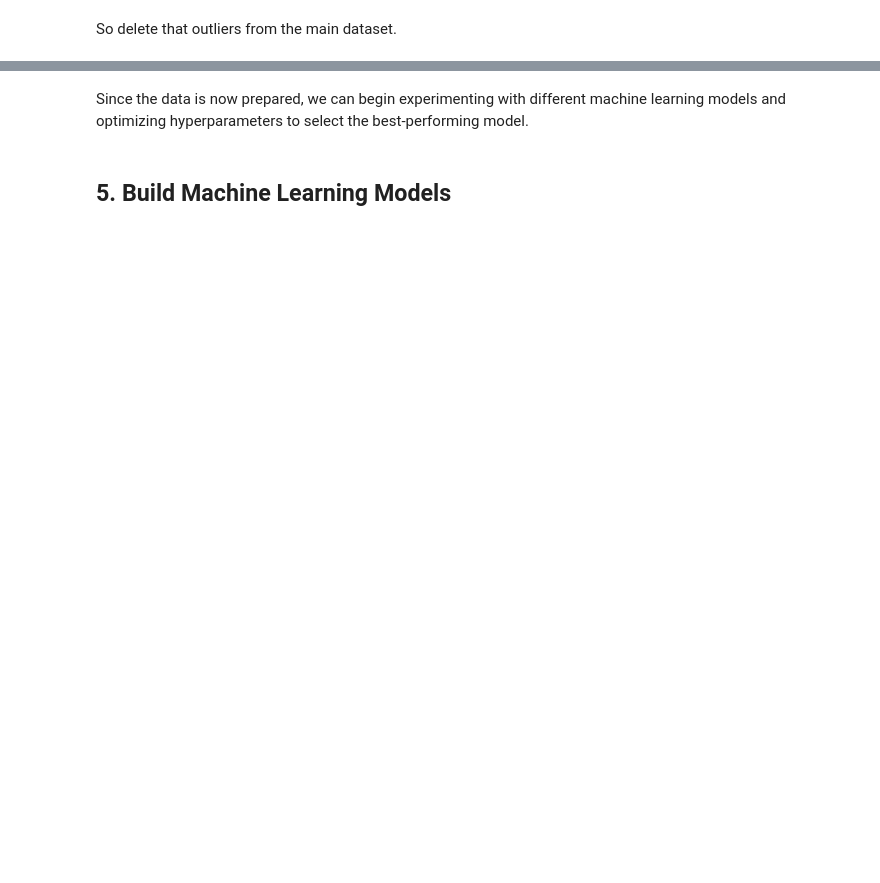
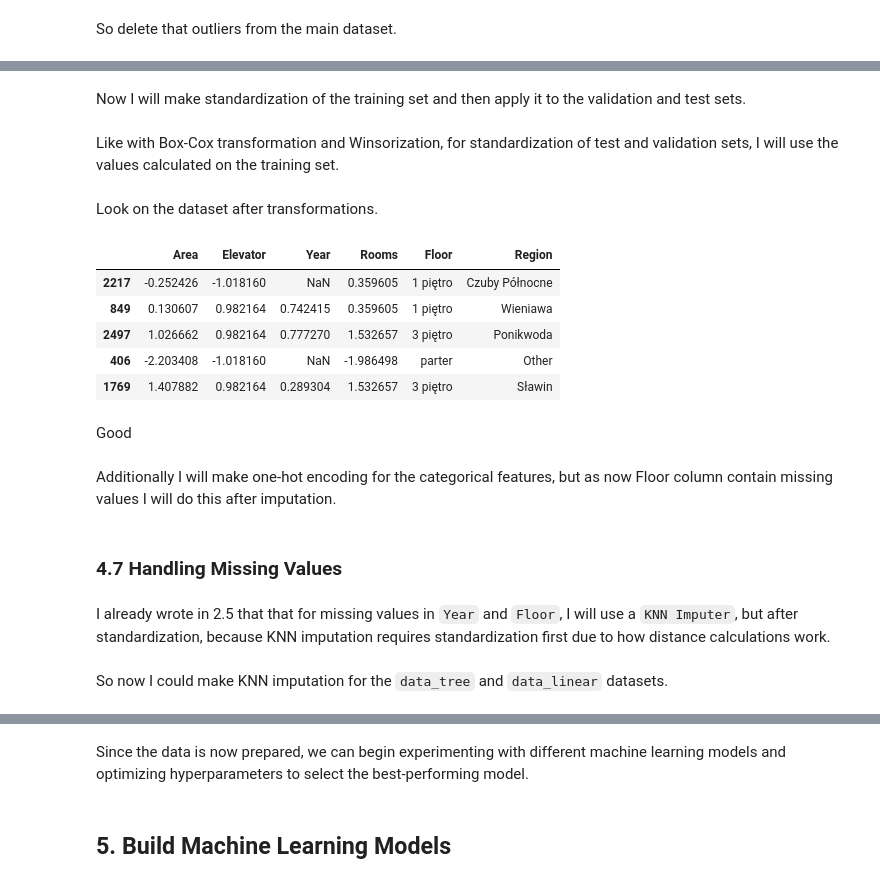
Before and after one commit to davydantoniuk/lublin-house-price-predict, a Jupyter notebook: price_prediction.ipynb, the cells around one changed output, grey strips where cells are left out. Saved outputs shown, nothing was run; the diff lists cells and outputs as text; code cells hidden in the pictures; blank space fills up the shorter version.

```diff
--- a/price_prediction.ipynb
+++ b/price_prediction.ipynb
@@ -1416,0 +1408,12 @@ After transformation of the `Area` column rf model achieved better results than
+# %%
+# Copy datasets for transformation
+X_train_linear_transformed = X_train_linear.copy()
+X_val_linear_transformed = X_val_linear.copy()
+X_test_linear_transformed = X_test_linear.copy()
+
+# Apply Box-Cox transformation and store lambda
+X_train_linear_transformed['Area'], area_lambda = stats.boxcox(X_train_linear_transformed['Area']) # Lambda will be the same as for tree-based
+
+# Apply the same lambda to validation and test sets
+X_val_linear_transformed['Area'] = stats.boxcox(X_val_linear_transformed['Area'], lmbda=area_lambda)
+X_test_linear_transformed['Area'] = stats.boxcox(X_test_linear_transformed['Area'], lmbda=area_lambda)
@@ -1416,0 +1429,38 @@ After transformation of the `Area` column rf model achieved better results than
+# %% [markdown]
+Now I will make standardization of the training set and then apply it to the validation and test sets.
+# %% [markdown]
+Like with Box-Cox transformation and Winsorization, for standardization of test and validation sets, I will use the values calculated on the training set.
+# %%
+# Select numerical columns for standardization
+num_cols = ['Area', 'Elevator', 'Year', 'Rooms']
+
+# Initialize StandardScaler
+scaler = StandardScaler()
+
+# Fit on training data and transform
+X_train_linear_transformed[num_cols] = scaler.fit_transform(X_train_linear_transformed[num_cols])
+
+# Apply the same scaler to validation and test sets
+X_val_linear_transformed[num_cols] = scaler.transform(X_val_linear_transformed[num_cols])
+X_test_linear_transformed[num_cols] = scaler.transform(X_test_linear_transformed[num_cols])
+# %% [markdown]
+Look on the dataset after transformations.
+# %%
+X_train_linear_transformed.head()
+# %% [output]
+|  | Area | Elevator | Year | Rooms | Floor | Region |
+| 2217 | -0.252426 | -1.018160 | NaN | 0.359605 | 1 piętro | Czuby Północne |
+| 849 | 0.130607 | 0.982164 | 0.742415 | 0.359605 | 1 piętro | Wieniawa |
+| 2497 | 1.026662 | 0.982164 | 0.777270 | 1.532657 | 3 piętro | Ponikwoda |
+| 406 | -2.203408 | -1.018160 | NaN | -1.986498 | parter | Other |
+| 1769 | 1.407882 | 0.982164 | 0.289304 | 1.532657 | 3 piętro | Sławin |
+# %% [markdown]
+Good
+# %% [markdown]
+Additionally I will make one-hot encoding for the categorical features, but as now Floor column contain missing values I will do this after imputation.
+# %% [markdown]
+### 4.7 Handling Missing Values
+# %% [markdown]
+I already wrote in 2.5 that that for missing values in `Year` and `Floor`, I will use a `KNN Imputer`, but after standardization, because KNN imputation requires standardization first due to how distance calculations work.
+# %% [markdown]
+So now I could make KNN imputation for the `data_tree` and `data_linear` datasets.
```
Also changed, not shown: parts of 78 cells of this notebook.
